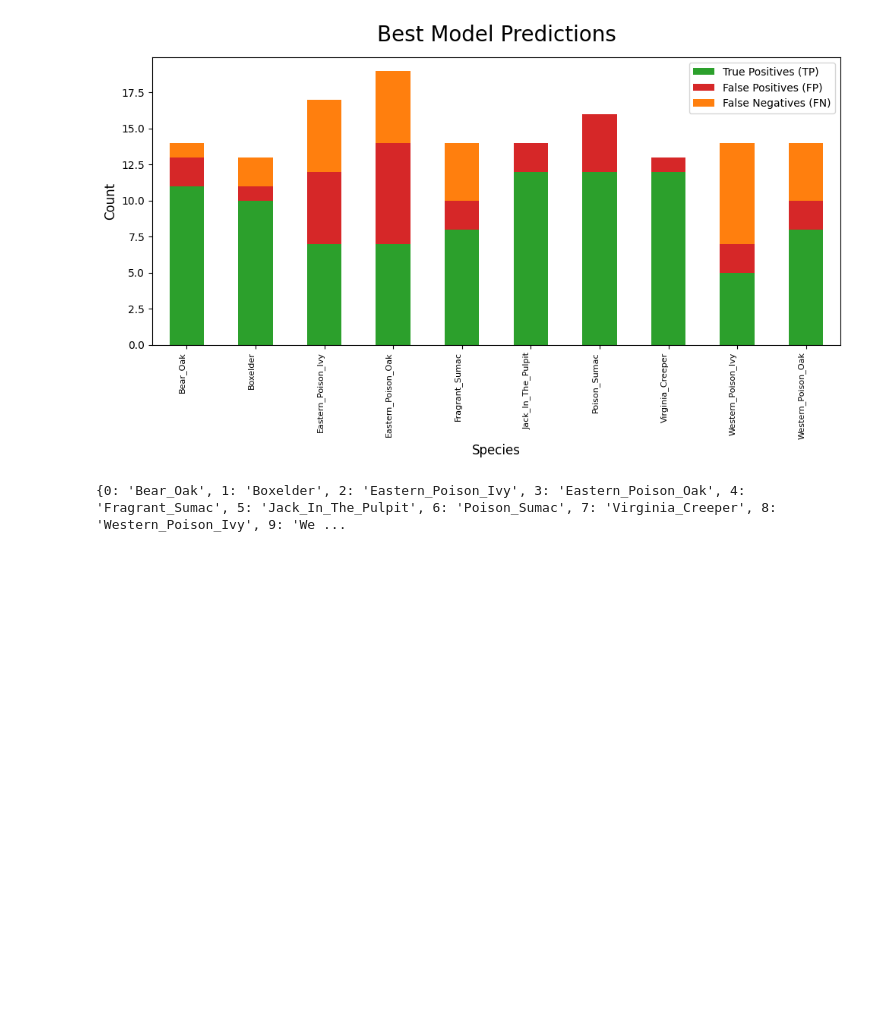
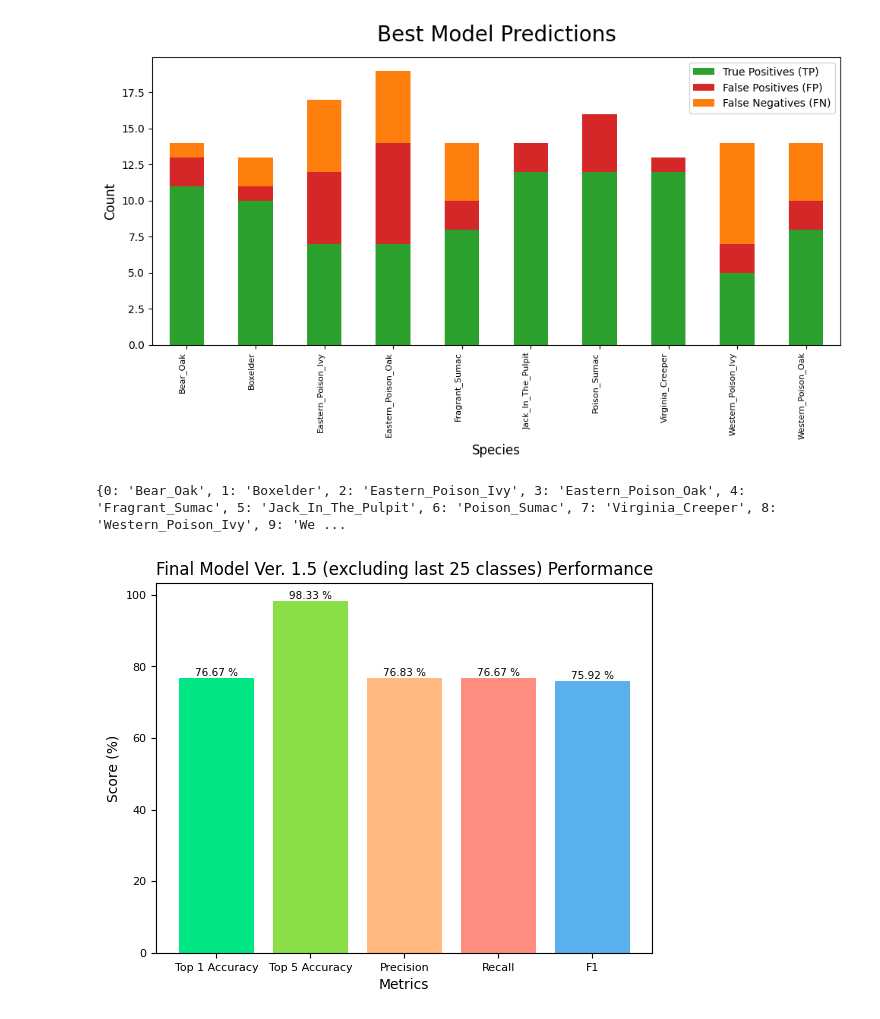
Before and after one commit to manha-star/Computer-Vision-Project, a Jupyter notebook: ComputerVisionProject.ipynb, the cells around one changed output. Cells and saved outputs as stored; diff of their text form; code cells hidden in the pictures; blank space fills up the shorter version.

```diff
--- a/ComputerVisionProject.ipynb
+++ b/ComputerVisionProject.ipynb
@@ -583,5 +590,10 @@ Results saved to /content/drive/.shortcut-targets-by-id/1myGAwIqZwqTsgEHWZAoIMKA
 # %% [markdown]
 Showing confusion matrix, that is already stored in detect/train folder
+# %%
+#load saved metrics for viz
+top1 = np.load("/content/drive/MyDrive/project/2/custom_folder_Manha/savedmetrics/top1.npy")
+top5 = np.load("/content/drive/MyDrive/project/2/custom_folder_Manha/savedmetrics/top5.npy")
+cm = np.load("/content/drive/MyDrive/project/2/custom_folder_Manha/savedmetrics/cm.npy")
 # %%
 %matplotlib inline
 from PIL import Image
@@ -689,3 +773,20 @@ fig.savefig("1.5_last25cut_test_prediction_breakdown.png", dpi=300)
 print(currmodel.names)
 # %% [output]
 {0: 'Bear_Oak', 1: 'Boxelder', 2: 'Eastern_Poison_Ivy', 3: 'Eastern_Poison_Oak', 4: 'Fragrant_Sumac', 5: 'Jack_In_The_Pulpit', 6: 'Poison_Sumac', 7: 'Virginia_Creeper', 8: 'Western_Poison_Ivy', 9: 'We ...
+# %%
+# labels
+labels = ["Top 1 Accuracy", "Top 5 Accuracy", "Precision", "Recall", "F1"]
+values = [top1*100, top5*100, precision_overall*100, recall_overall*100, F1_overall*100]
+bar_colors = ['#00E685', '#8ADE47', '#FFB980', '#FF8D80', '#5AAFED']
+
+#fig/ax + bar plot
+fig, ax = plt.subplots()
+bar_chart = ax.bar(labels, values, color=bar_colors)
+ax.set(xlabel="Metrics", ylabel="Score (%)", title="Final Model Ver. 1.5 (excluding last 25 classes) Performance")
+ax.tick_params(axis='both', labelsize=8)
+ax.bar_label(bar_chart, fmt=lambda x: f'{x :.2f} %', fontsize=7.5)
+
+# save and download (change name)
+plt.savefig("1.5_lastcut25_test_metrics_chart.png")
+# %% [output]
+[figure, added]
```
Also changed, not shown: parts of 8 cells of this notebook.
